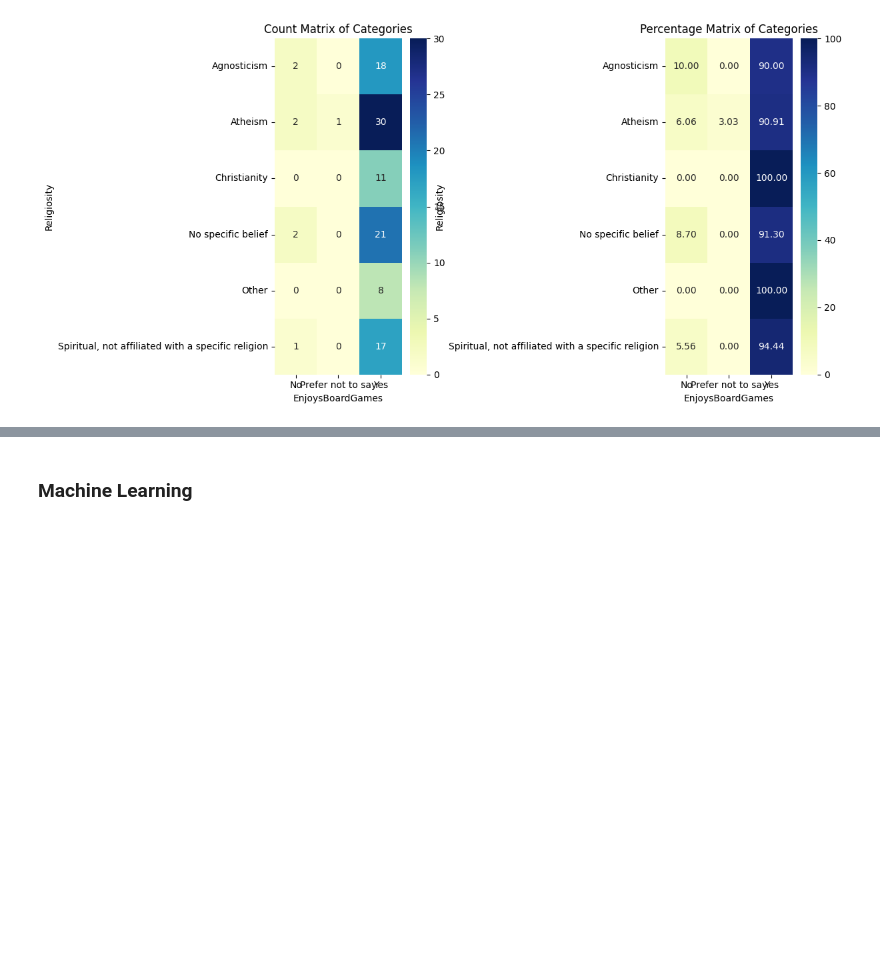
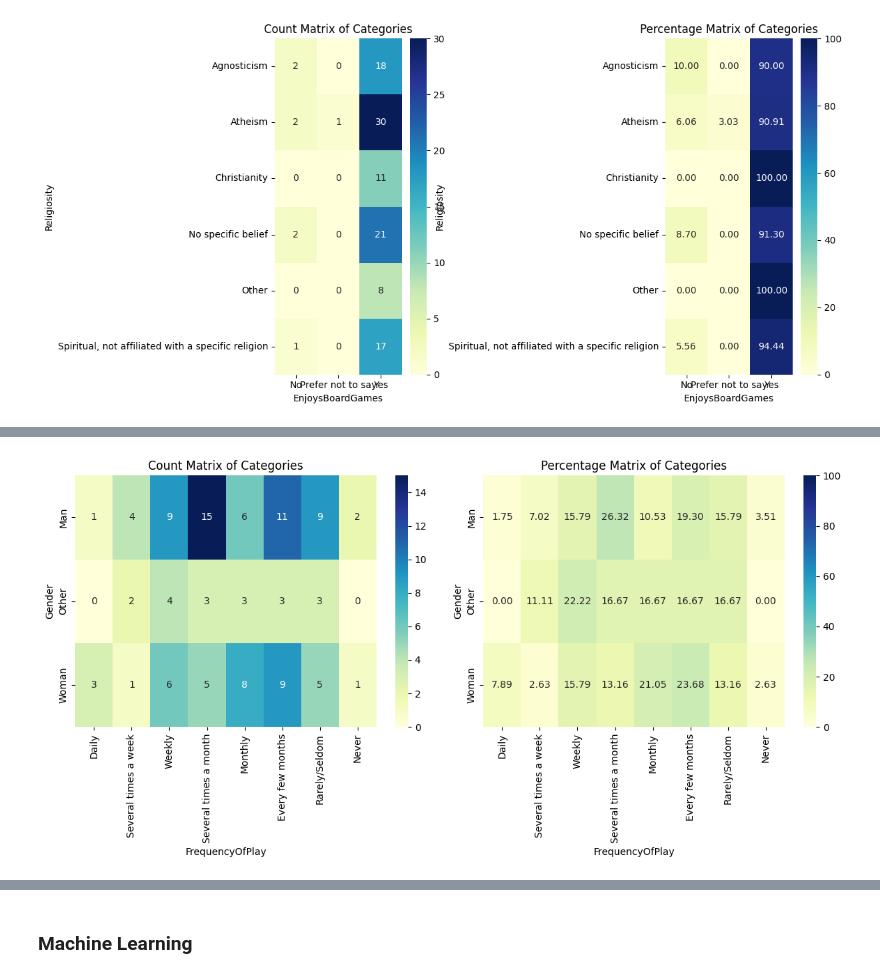
Before and after one commit to sevenwwu/sevenwwu.github.io, a Jupyter notebook: Data Science 311 Findings.ipynb, the cells around one changed output, grey strips where cells are left out. Saved outputs shown, nothing was run; the diff lists cells and outputs as text; code cells hidden in the pictures; blank space fills up the shorter version.

Commit message:
updated data cleaning pipeline and data analysis

```diff
--- a/Data Science 311 Findings.ipynb
+++ b/Data Science 311 Findings.ipynb
@@ -592,0 +613,4 @@ plot_count_and_percentage_heatmaps(copy_df['BoardGamesOwned'].sort_values(), cop
+# %%
+plot_count_and_percentage_heatmaps(genderForAnalysis_df["Gender"],genderForAnalysis_df["FrequencyOfPlay"])
+# %% [output]
+[figure, added]
```
Also changed, not shown: parts of 18 cells of this notebook.
